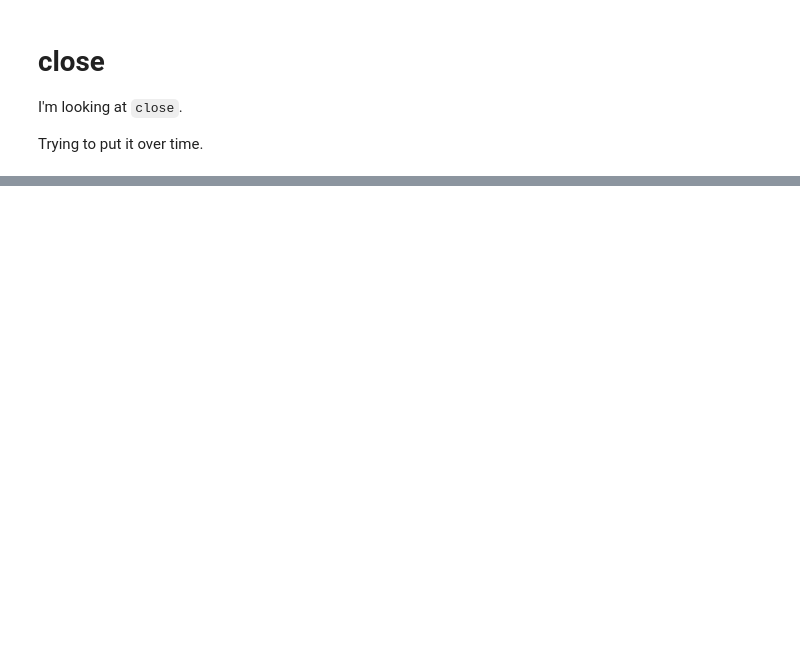
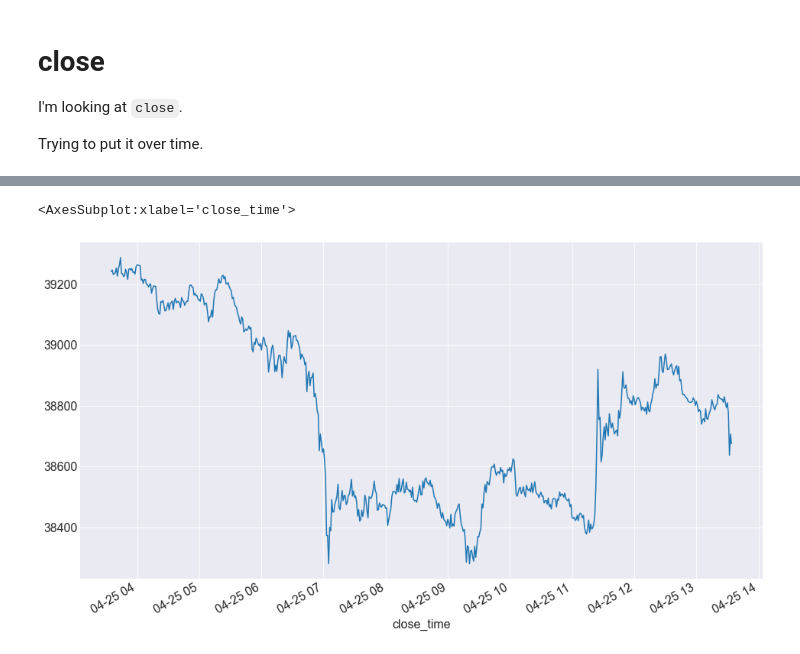
Before and after one commit to hinzle/binance-project, a Jupyter notebook: jupyter/explore.ipynb, the cells around one changed output, grey strips where cells are left out. Drawn from its saved outputs; the diff is of its cells as text; code cells hidden in the pictures; blank space fills up the shorter version.

```diff
--- a/jupyter/explore.ipynb
+++ b/jupyter/explore.ipynb
@@ -124,0 +223,5 @@ memory usage: 9.7 KB
+# %%
+train.close.plot()
+# %% [output]
+<AxesSubplot:xlabel='close_time'>
+[figure, added]
```
Also changed, not shown: parts of 42 cells of this notebook, 2 other files.
